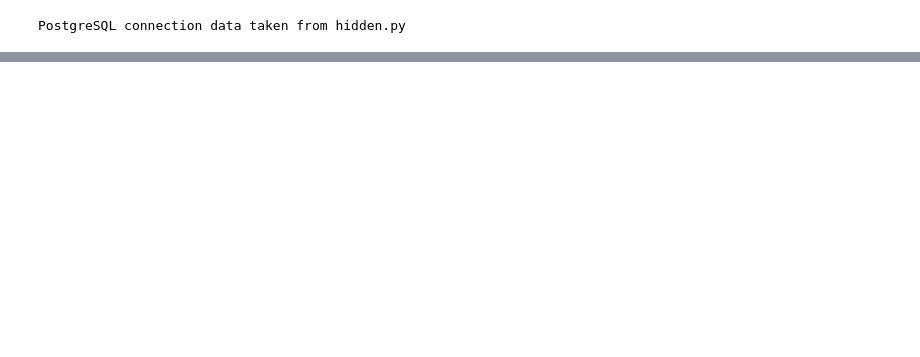
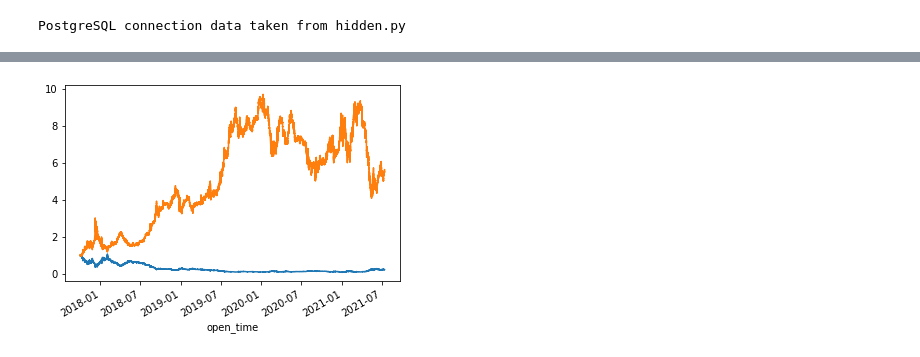
Before and after one commit to mads-swaps/swap-for-profit, a Jupyter notebook: aws/sam/mads-swap-app/swap_simulation/simulate_notebook.ipynb, the cells around one changed output, grey strips where cells are left out. Saved outputs shown, nothing was run; the diff lists cells and outputs as text; code cells hidden in the pictures; blank space fills up the shorter version.

Commit message:
Multiple simulation + reversible pairs

```diff
--- a/aws/sam/mads-swap-app/swap_simulation/simulate_notebook.ipynb
+++ b/aws/sam/mads-swap-app/swap_simulation/simulate_notebook.ipynb
@@ -75,23 +103 @@ target_trigger = None
-# %%
-current_time = start_simulation
-all_output = []
-
-while True:
-    # this batch data should also include feature engineering
-    batch_data = get_batch_data(symbol, current_time, end_simulation, max_batch_size)
-
-    if len(batch_data) == 0:
-        break
-
-    batch_buy_decision = buy_decision.__dict__[buy_decision_model].make_decision(batch_data[buy_columns].values)
-    batch_price_decision = price_decision.__dict__[price_decision_model].stop_loss_target_range(batch_data[price_columns].values)
-
-    output = batch_data[['open_time','open', 'high', 'low', 'close']].copy()
-    output['buy_decision'] = batch_buy_decision
-    output[['target_price', 'stop-loss_price']] = batch_price_decision
-
-    all_output.append(output)
-    current_time = batch_data['close_time'].max()
-
-results = pd.concat(all_output).set_index('open_time')
 # %%
@@ -161,0 +176,7 @@ Name: action, dtype: int64
+# %%
+simulation_results = {}
+
+for p in portfolios:
+    print(f"Simulating \"{p['portfolio_name']}\"")
+    name, res = simulate_portfolio(start_simulation, end_simulation, p)
+    simulation_results[name] = res
@@ -161,0 +186,6 @@ Name: action, dtype: int64
+# %%
+for k,v in simulation_results.items():
+    print(k)
+    print(f"Portfolio simulation for {p['starting_funds']} {p['starting_coin']} trading against {p['pair_coin']}")
+    display(v[v['action']!='none'])
+    display(v['action'].value_counts())
@@ -161,0 +235,5 @@ Name: action, dtype: int64
+# %%
+for k,v in simulation_results.items():
+    v.total_value.plot()
+# %% [output]
+[figure, added]
```
Also changed, not shown: parts of 12 cells of this notebook.
